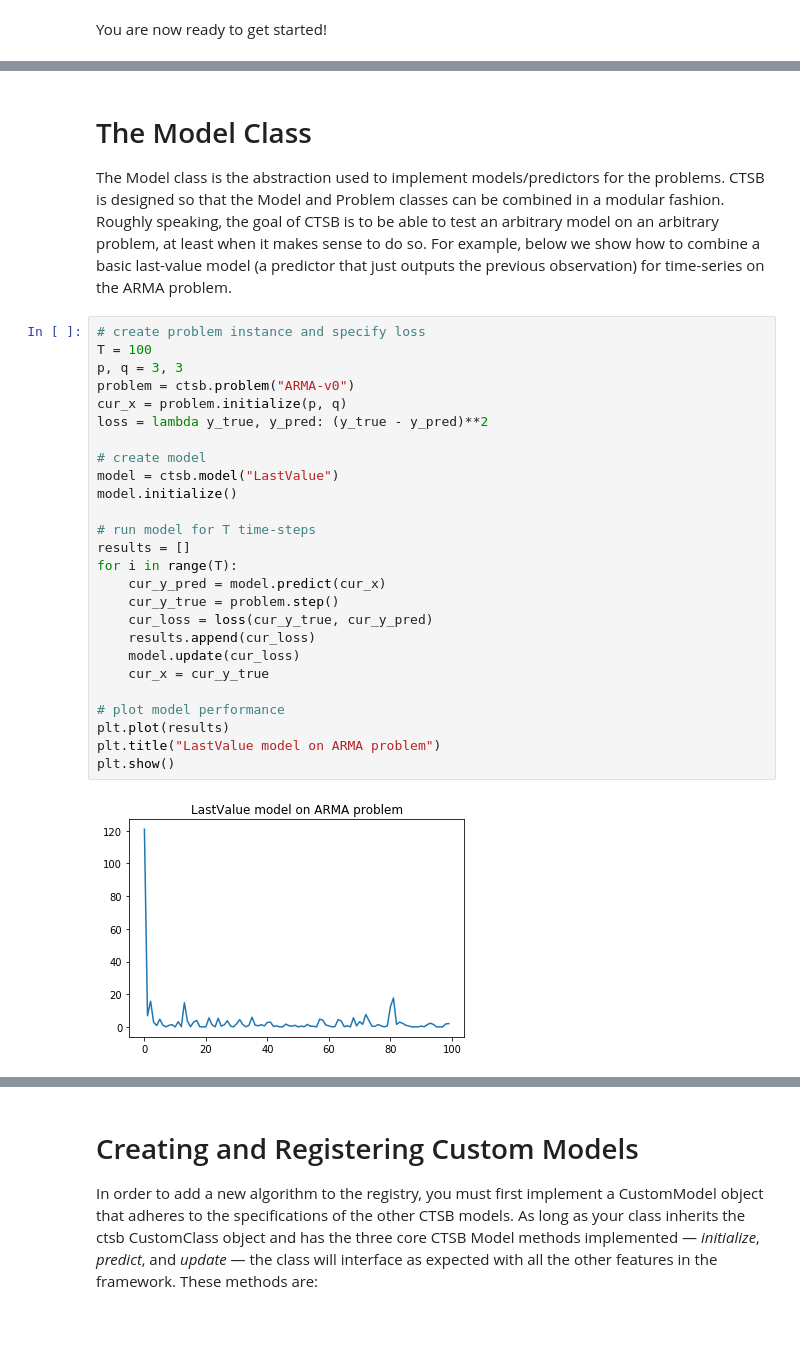
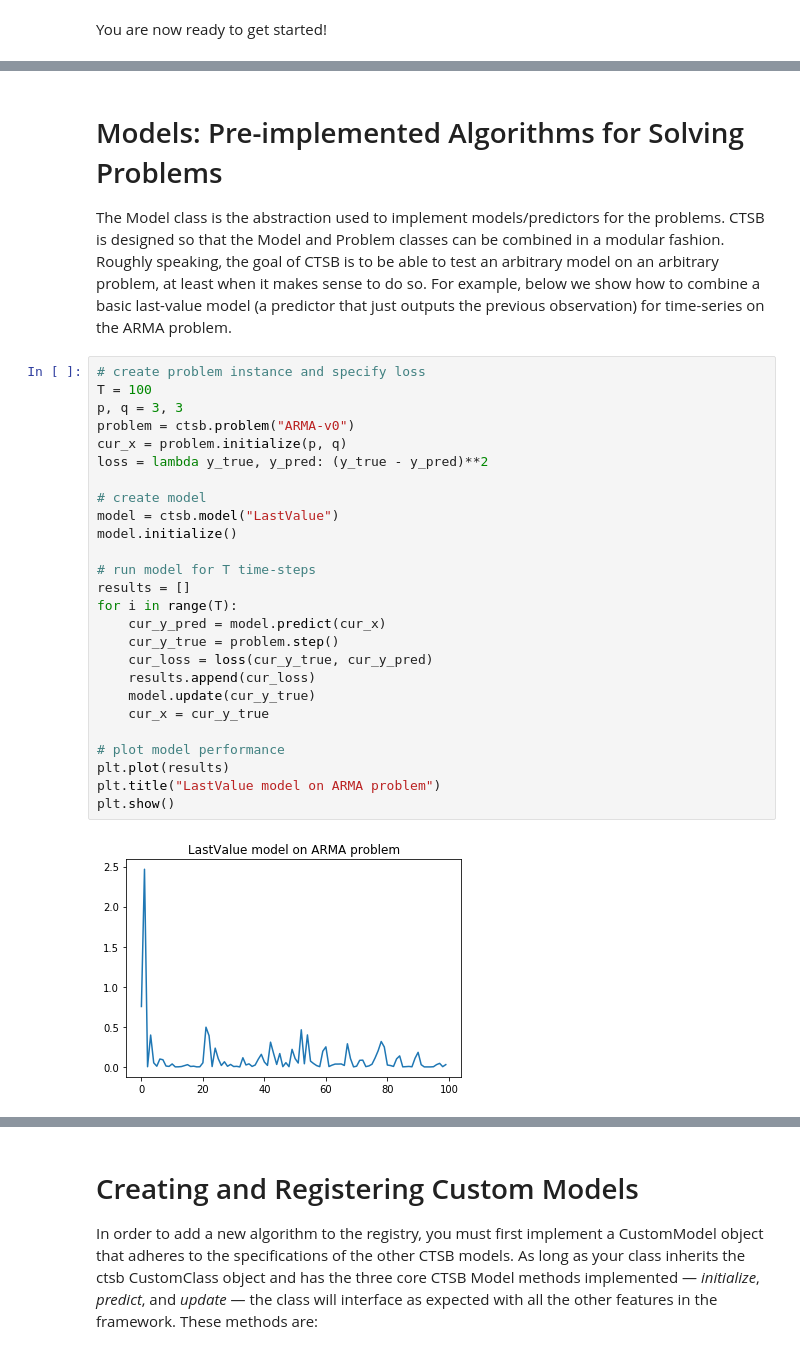
Before and after one commit to MinRegret/TigerControl, a Jupyter notebook: tutorials/notebooks/QuickStart.ipynb, the cells around one changed output, grey strips where cells are left out. Drawn from its saved outputs; the diff is of its cells as text; blank space fills up the shorter version.

```diff
--- a/tutorials/notebooks/QuickStart.ipynb
+++ b/tutorials/notebooks/QuickStart.ipynb
@@ -71,33 +75,33 @@ Methods:
 # %% [markdown]
-# The Model Class
+# Models: Pre-implemented Algorithms for Solving Problems
 The Model class is the abstraction used to implement models/predictors for the problems. CTSB is designed so that the Model and Problem classes can be combined in a modular fashion. Roughly speaking, the goal of CTSB is to be able to test an arbitrary model on an arbitrary problem, at least when it makes sense to do so. For example, below we show how to combine a basic last-value model (a predictor that just outputs the previous observation) for time-series on the ARMA problem.
 # %%
 # create problem instance and specify loss
 T = 100
 p, q = 3, 3
 problem = ctsb.problem("ARMA-v0")
 cur_x = problem.initialize(p, q)
 loss = lambda y_true, y_pred: (y_true - y_pred)**2
 
 # create model
 model = ctsb.model("LastValue")
 model.initialize()
 
 # run model for T time-steps
 results = []
 for i in range(T):
     cur_y_pred = model.predict(cur_x)
     cur_y_true = problem.step()
     cur_loss = loss(cur_y_true, cur_y_pred)
     results.append(cur_loss)
-    model.update(cur_loss)
+    model.update(cur_y_true)
     cur_x = cur_y_true
 
 # plot model performance
 plt.plot(results)
 plt.title("LastValue model on ARMA problem")
 plt.show()
 # %% [output]
-[figure, old version]
+[figure, new version]
 # %% [markdown]
 # The Problem and Model Registry
```
Also changed, not shown: parts of 17 cells of this notebook.
